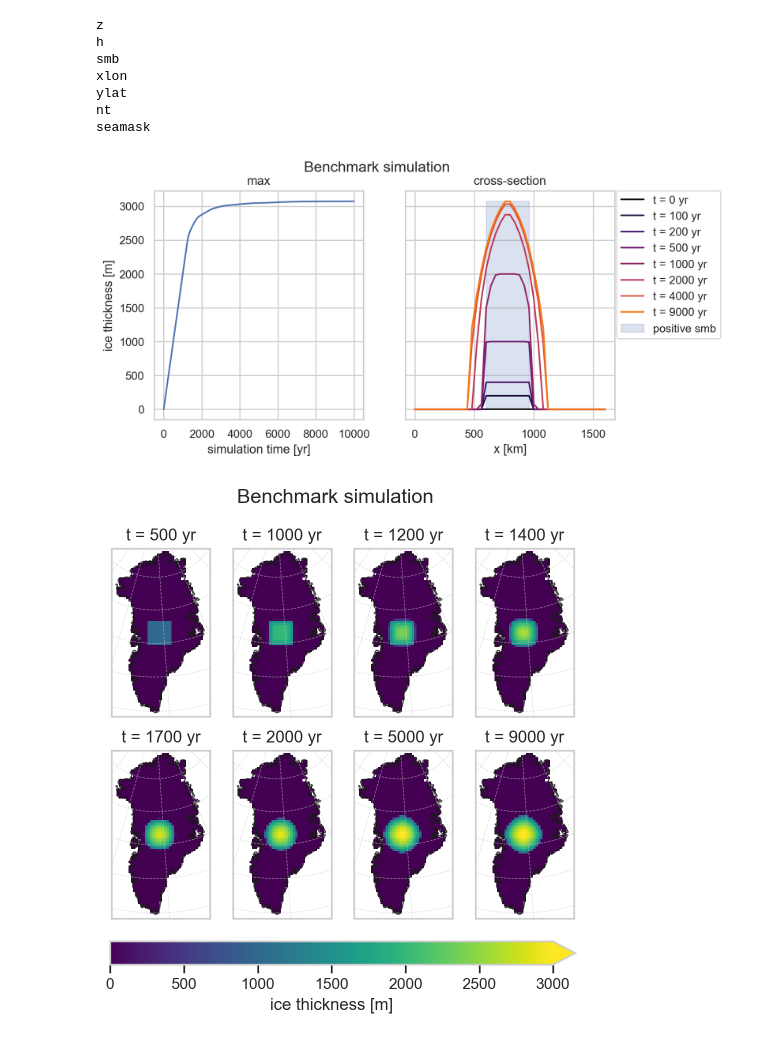
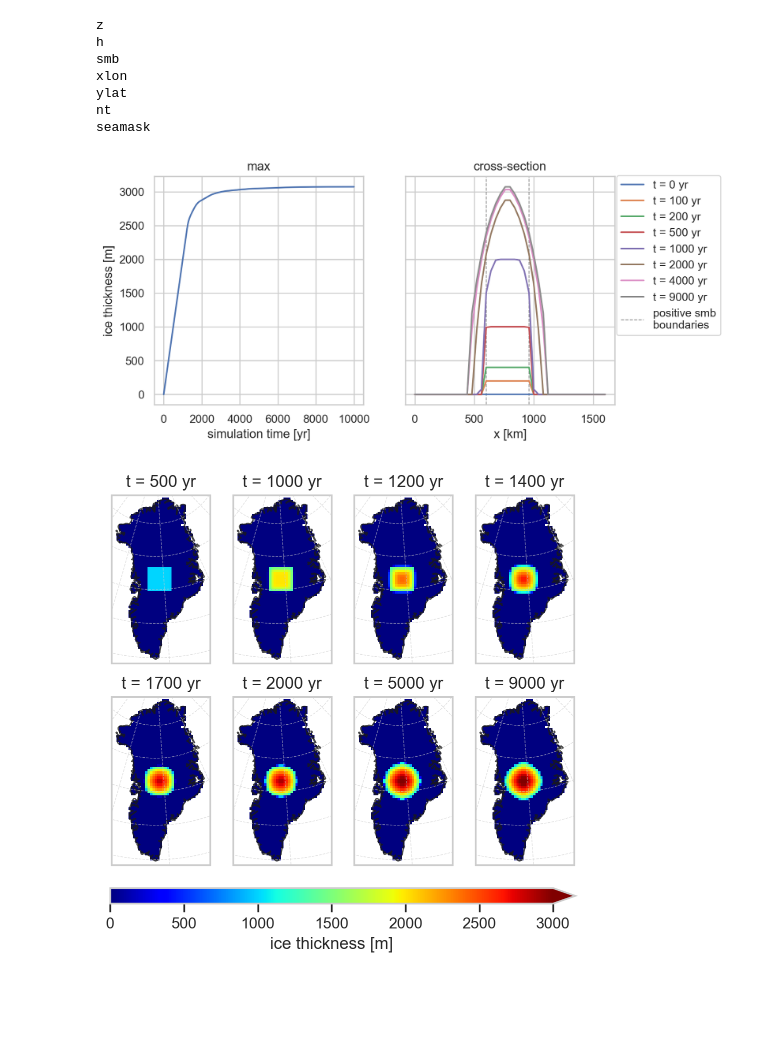
Before and after one commit to vegan-schnitzel/greenland-ice-sheet, a Jupyter notebook: 2d-ice-sheet/benchmark/visualization.ipynb, the cells around one changed output. Cells and saved outputs as stored; diff of their text form; code cells hidden in the pictures; blank space fills up the shorter version.

```diff
--- a/2d-ice-sheet/benchmark/visualization.ipynb
+++ b/2d-ice-sheet/benchmark/visualization.ipynb
@@ -36,41 +36,47 @@ seamask = data['seamask']
 # %%
 # quantify ice thickness
 fig, axs = plt.subplots(1, 2, sharey=True, figsize=(8, 4))
 axs = axs.flatten()
 
 # MAX ICE THICKNESS
 t = np.arange(nt)
 axs[0].plot(t, np.max(h, axis=(1,2)))
 axs[0].set_xlabel('simulation time [yr]')
 axs[0].set_ylabel('ice thickness [m]')
 axs[0].set_title('max')
 
 # W-E SECTION THROUGH THE MIDDLE OF THE DOMAIN
 # (round middle index to nearest integer)
 x = np.arange(h.shape[1])*40 # 40 km grid spacing
 centerx = h.shape[1] // 2
 centery = h.shape[2] // 2
 hsec = h[:, :, centery]
 # arbritrary time slices
 range = [0, 100, 200, 500, 1000, 2000, 4000, 9000]
+
 # get the colormap
-cmap = mpl.colormaps['inferno']
+# actually, it's easier to spot if colors aren't picked from sequential colormap
+#cmap = mpl.colormaps['inferno']
+# pick a color from the colormap
+#color = cmap(i / (len(range)+2))
+
 for i, yr in enumerate(range):
-    # pick a color from the colormap
-    color = cmap(i / (len(range)+2))
-    axs[1].plot(x, hsec[yr, :], color=color, label=f't = {yr} yr')
+    axs[1].plot(x, hsec[yr, :], label=f't = {yr} yr', zorder=10)
+
 # indicate smb boundaries
-x_fill = np.linspace((centerx-5)*40, (centerx+4)*40, 100)
-axs[1].fill_between(x_fill, np.max(h), color='b', alpha=.2, label='positive smb')
+#x_fill = np.linspace((centerx-5)*40, (centerx+4)*40, 100)
+#axs[1].fill_between(x_fill, np.max(h), color='b', alpha=.2, label='positive smb')
+axs[1].axvline((centerx-5)*40, color='k', alpha=.5, lw=.8, ls='--', label='positive smb\nboundaries')
+axs[1].axvline((centerx+4)*40, color='k', alpha=.5, lw=.8, ls='--')
 
 axs[1].set_xlabel('x [km]')
 axs[1].set_title('cross-section')
 
-fig.suptitle('Benchmark simulation')
-fig.legend(bbox_to_anchor=(1.088, 0.9))
+#fig.suptitle('Benchmark simulation')
+fig.legend(bbox_to_anchor=(1.088, 0.902))
 plt.savefig('figs/cross-section.png', dpi=300, bbox_inches='tight')
 # %% [output]
-[figure, old version]
+[figure, new version]
 # %%
 # arbritrary time slices
 range = [500, 1000, 1200, 1400, 1700, 2000, 5000, 9000]
@@ -97,7 +103,7 @@ fig, axs = plt.subplots(2, 4, subplot_kw=dict(projection = proj), figsize=(6, 6)
 axs = axs.flatten()
 
 for i, yr in enumerate(range):
-    cm = axs[i].pcolormesh(xlon, ylat, hmask[yr], cmap='viridis',
+    cm = axs[i].pcolormesh(xlon, ylat, hmask[yr], cmap='jet',
                            shading='nearest', transform=trans,
                            norm=mpl.colors.Normalize(vmin=0, vmax=3000))
     axs[i].set_title(f't = {yr} yr')
@@ -105,9 +111,9 @@ for i, yr in enumerate(range):
     axs[i].add_geometries(greenland, crs=trans, fc='none', ec='k', alpha=0.8)
     axs[i].gridlines(alpha=.6, ls='--', lw=.5)
 
-fig.suptitle('Benchmark simulation')
-cbar = fig.colorbar(cm, orientation='horizontal', pad=0.05, extend='max', ax=axs)
+#fig.suptitle('Benchmark simulation')
+cbar = fig.colorbar(cm, orientation='horizontal', pad=0.05, aspect=30, extend='max', ax=axs)
 cbar.set_label('ice thickness [m]')
 plt.savefig('figs/ice-map.png', dpi=300, bbox_inches='tight')
 # %% [output]
-[figure, old version]
+[figure, new version]
```
Also changed, not shown: 51 other files.
